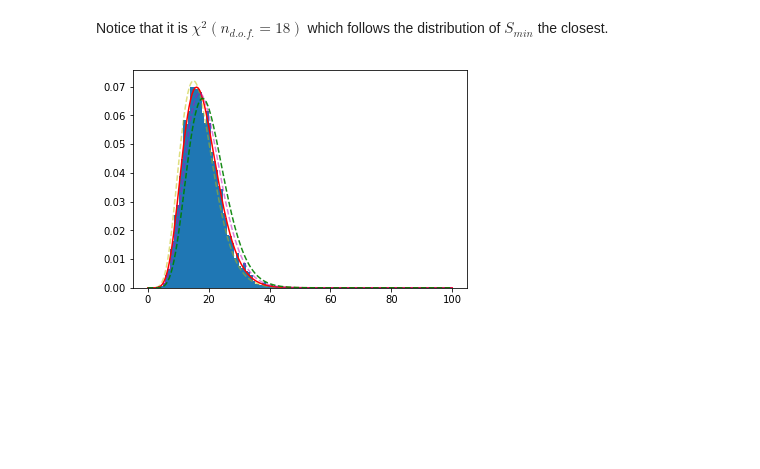
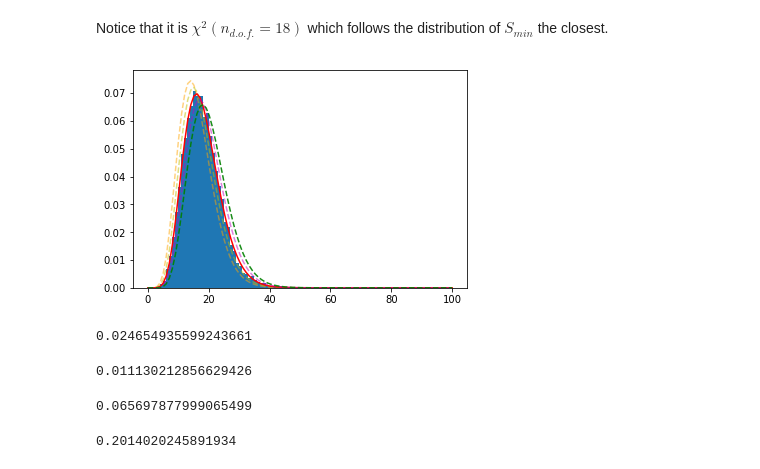
Before and after one commit to denglert/statistics-sandbox, a Jupyter notebook: chi2/chi2_and_pearsons_test.ipynb, the cells around one changed output. Drawn from its saved outputs; the diff is of its cells as text; code cells hidden in the pictures; blank space fills up the shorter version.

```diff
--- a/chi2/chi2_and_pearsons_test.ipynb
+++ b/chi2/chi2_and_pearsons_test.ipynb
@@ -121,7 +151,7 @@ Parameters
 mean = 0.0
 std  = 0.3
 # %%
-noise = np.random.normal(mean, std, nspacing)
+noise = np.random.normal(mean, std, ndatapoints)
 # %% [markdown]
 ## Data = True signal + Noise
 # %% [markdown]
@@ -138,9 +168,9 @@ plt.plot(x, data['y']);
 ## Generate data
 # %%
 def generate_data(a, b, noise_mean, noise_std):
-    x  = np.linspace(0.0, 5.0, nspacing)
+    x  = np.linspace(0.0, 5.0, ndatapoints)
     signal = a*x + b
-    noise = np.random.normal(noise_mean, noise_std, nspacing)
+    noise = np.random.normal(noise_mean, noise_std, ndatapoints)
     data['x'] = x
     data['y'] = signal + noise
     data['err'] = noise_std
@@ -221,7 +251,8 @@ Generate an ensemble of $S_{min}$:
 # %%
 S_min_ensemble = [get_min_sum_of_rel_deviation() for i in range(10000)]
 # %%
-S_x = np.linspace(0.0, 100.0, 200)
+S_x = np.linspace(0.0, 100.0, 100)
+S_y16dof = chi2.pdf(S_x, 16)
 S_y17dof = chi2.pdf(S_x, 17)
 S_y18dof = chi2.pdf(S_x, 18)
 S_y19dof = chi2.pdf(S_x, 19)
@@ -229,11 +260,12 @@ S_y20dof = chi2.pdf(S_x, 20)
 # %% [markdown]
 Notice that it is $\chi^{2}(n_{d.o.f.} = 18)$ which follows the distribution of $S_{min}$ the closest.
 # %%
-f,a = plt
-plt.hist(S_min_ensemble, bins=70, normed=True, histtype="stepfilled");
+f,a = plt.subplots()
+n, bins, patches = plt.hist(S_min_ensemble, bins=100, range=(0.0, 100.0), normed=True, histtype="stepfilled");
+plt.plot(S_x, S_y16dof, c='orange', linestyle='--', alpha=0.5);
 plt.plot(S_x, S_y17dof, c='y', linestyle='--', alpha=0.5);
 plt.plot(S_x, S_y18dof, c='r');
 plt.plot(S_x, S_y19dof, c='m', linestyle='--', alpha=0.5);
 plt.plot(S_x, S_y20dof, c='g', linestyle='--', alpha=0.9);
 # %% [output]
-[figure, old version]
+[figure, new version]
@@ -239,0 +277,16 @@ plt.plot(S_x, S_y20dof, c='g', linestyle='--', alpha=0.9);
+# %%
+S(n, S_y17dof, S_y17dof)
+# %% [output]
+0.024654935599243661
+# %%
+S(n, S_y18dof, S_y18dof)
+# %% [output]
+0.011130212856629426
+# %%
+S(n, S_y19dof, S_y19dof)
+# %% [output]
+0.065697877999065499
+# %%
+S(n, S_y20dof, S_y20dof)
+# %% [output]
+0.2014020245891934
```
Also changed, not shown: parts of 15 cells of this notebook.
